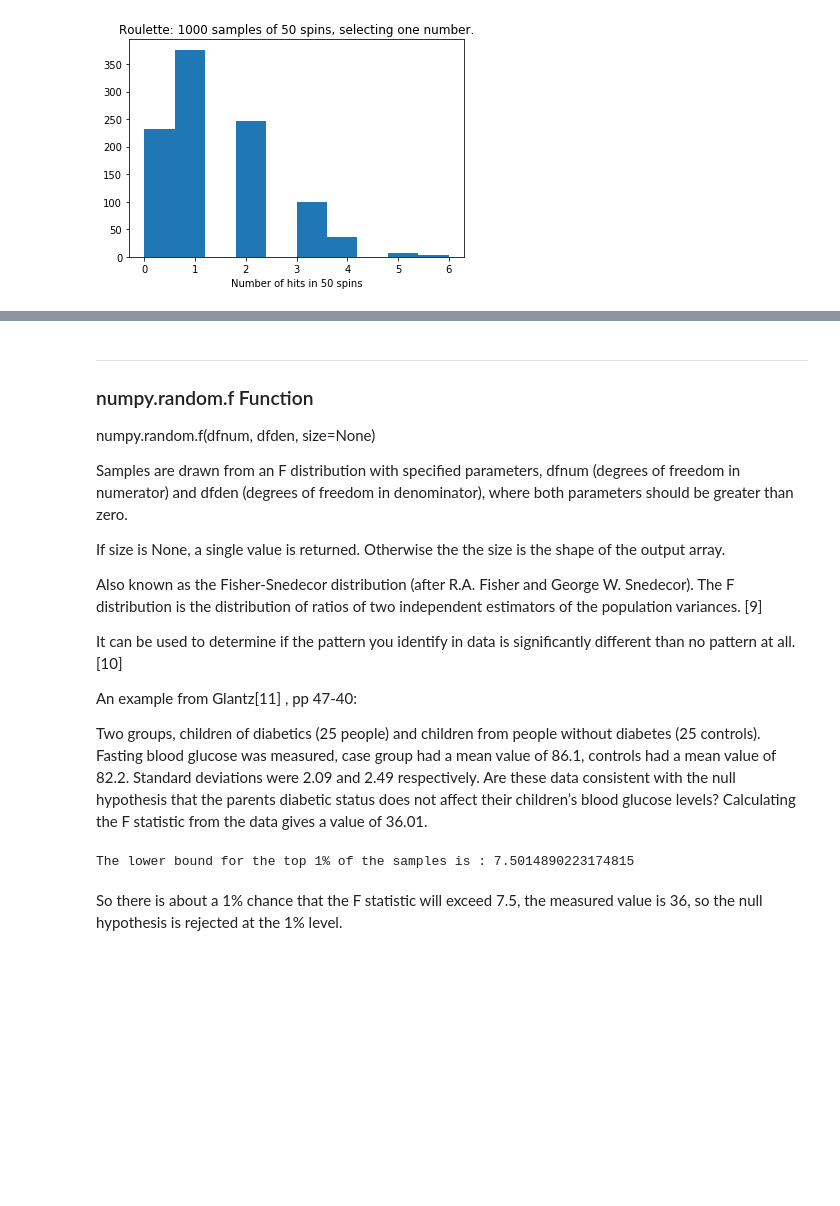
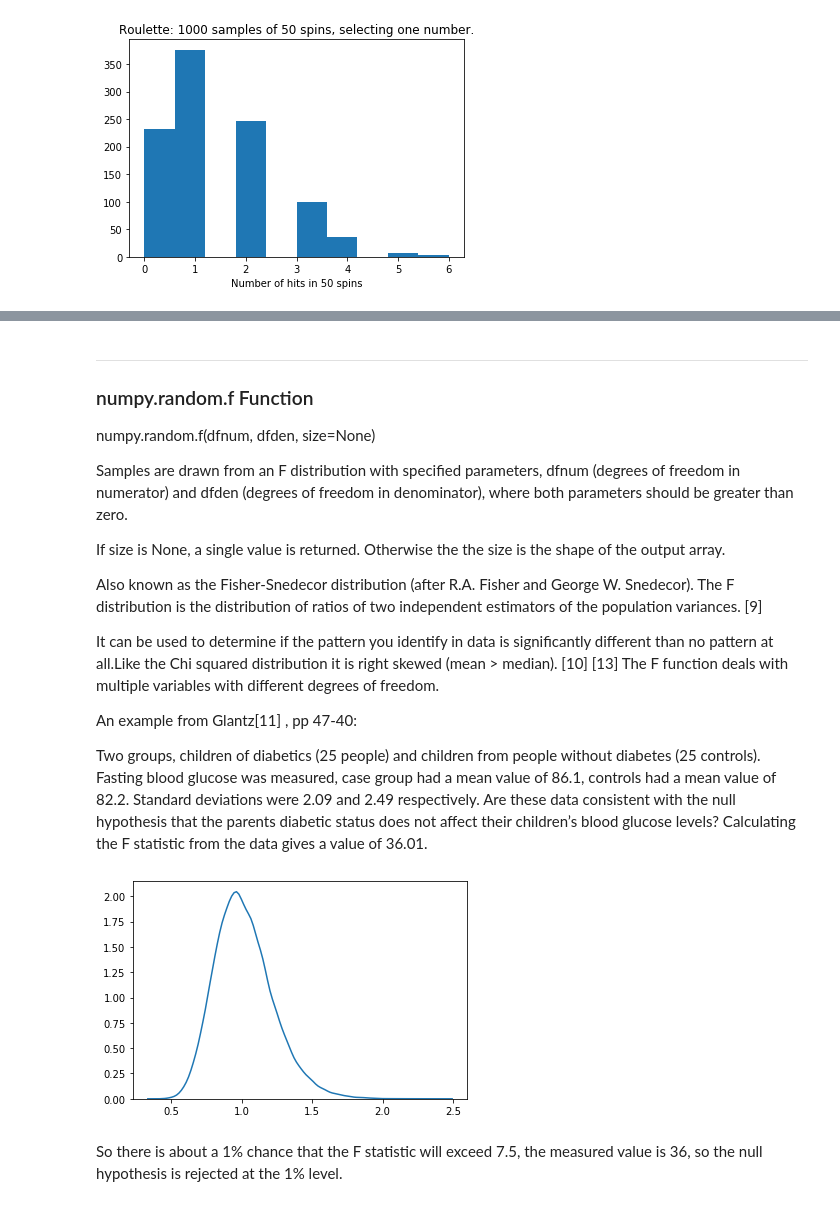
Before and after one commit to AdrianDonohoe/numpy.random, a Jupyter notebook: numpy-random.ipynb, the cells around one changed output, grey strips where cells are left out. Saved outputs shown, nothing was run; the diff lists cells and outputs as text; code cells hidden in the pictures; blank space fills up the shorter version.

```diff
--- a/numpy-random.ipynb
+++ b/numpy-random.ipynb
@@ -413,19 +455,16 @@ If size is None, a single value is returned. Otherwise the the size is the shape
 
 Also known as the Fisher-Snedecor distribution (after R.A. Fisher and George W. Snedecor). The F distribution is the distribution of ratios of two independent estimators of the population variances. [9]
 
-It can be used to determine if the pattern you identify in data is significantly different than no pattern at all. [10]
+It can be used to determine if the pattern you identify in data is significantly different than no pattern at all.Like the Chi squared distribution it is right skewed (mean > median). [10] [13] The F function deals with multiple variables with different degrees of freedom.
 
 An example from Glantz[11] , pp 47-40:
 
 Two groups, children of diabetics (25 people) and children from people without diabetes (25 controls). Fasting blood glucose was measured, case group had a mean value of 86.1, controls had a mean value of 82.2. Standard deviations were 2.09 and 2.49 respectively. Are these data consistent with the null hypothesis that the parents diabetic status does not affect their children’s blood glucose levels? Calculating the F statistic from the data gives a value of 36.01.
-# %%
-# Draw samples from the distribution:
-dfnum = 1  # between group degrees of freedom
-dfden = 48 # within groups degrees of freedom
-s = np.random.f(dfnum, dfden, 1000)
-x = np.sort(s)[-10]
-print('The lower bound for the top 1% of the samples is : ' + str(x))
-# %% [output]
-The lower bound for the top 1% of the samples is : 7.5014890223174815
+# %%
+import seaborn as sns
+s = np.random.f(100, 100, 100000)
+sns.distplot(s,hist=False);
+# %% [output]
+[figure, added]
 # %% [markdown]
 So there is about a 1% chance that the F statistic will exceed 7.5, the measured value is 36, so the null hypothesis is rejected at the 1% level.
```
Also changed, not shown: parts of 5 cells of this notebook.
